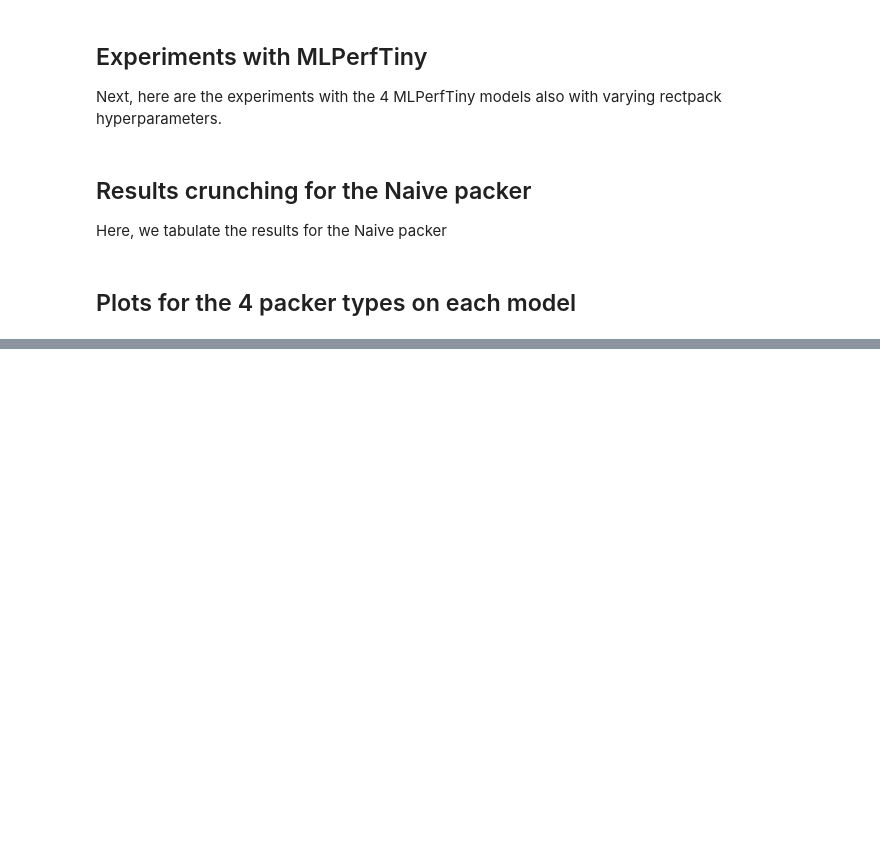
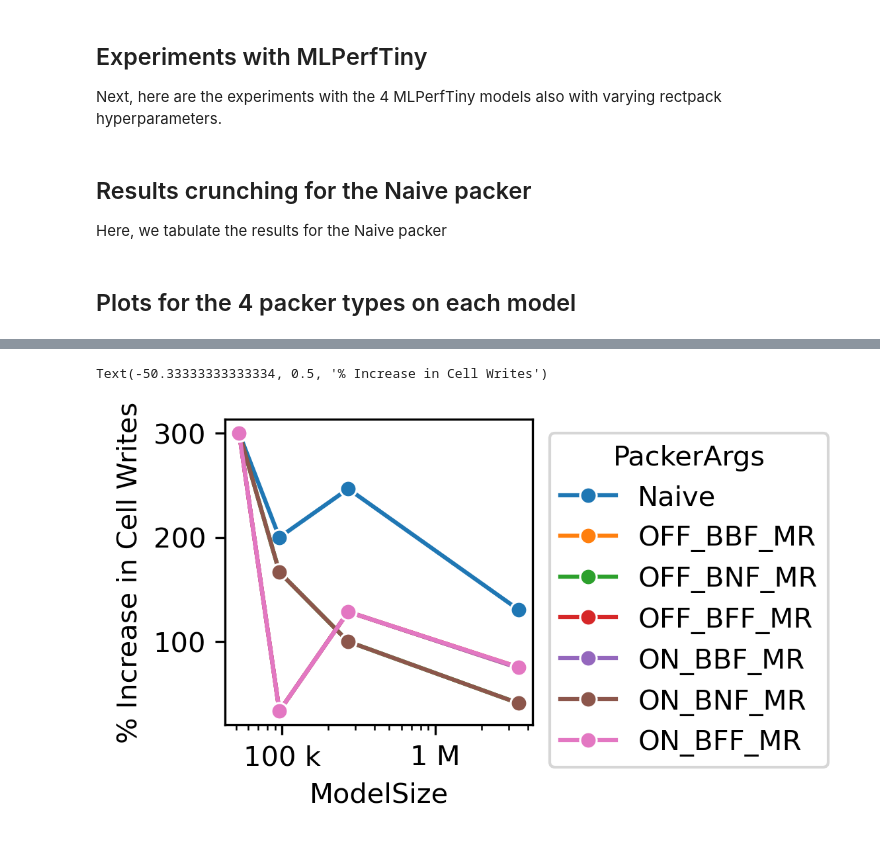
Before and after one commit to Lawrence-lugs/MARP, a Jupyter notebook: marp_results.ipynb, the cells around one changed output, grey strips where cells are left out. Drawn from its saved outputs; the diff is of its cells as text; code cells hidden in the pictures; blank space fills up the shorter version.

```diff
--- a/marp_results.ipynb
+++ b/marp_results.ipynb
@@ -613,0 +751,51 @@ KeyboardInterrupt:
+# %%
+model_size_dict = {
+    'DS-CNN': 52500,
+    'ResNet': 96000,
+    'FC-AE': 270000,
+    'MBV2': 3500000
+}
+
+df['ModelSize'] = df['ModelName'].map(model_size_dict)
+
+# Subtract the Cell Writes of (512,512) from (256,256) for each ModelName and PackerArgs
+df['Cell Writes Diff'] = df.groupby(['ModelName', 'PackerArgs'])['Cell Writes'].transform(
+    lambda x: ((x-x.iloc[0])/x.iloc[0])*100 if len(x) > 1 else 0
+)
+# Subtract the utilization of (512,512) from (256,256) for each ModelName and PackerArgs
+df['Utilization Diff'] = df.groupby(['ModelName', 'PackerArgs'])['utilization'].transform(
+    lambda x: x - x.iloc[0] if len(x) > 1 else 0
+)
+df['Utilization Diff'] = -df['Utilization Diff']
+
+# Create a new DataFrame for the plot
+plot_df = df[df['core_size'] == (512, 512)]
+
+g = sns.lineplot(
+    data=plot_df,
+    x='ModelSize',
+    y='Cell Writes Diff',
+    hue='PackerArgs',
+    marker='o'
+)
+g.set(xscale='log')
+g.figure.set_size_inches(2, 2)
+g.figure.set_dpi(300)
+
+# Set legend outside
+g.legend_.set_bbox_to_anchor((1.01, 1))
+g.legend_.set_loc('upper left')
+
+# Set engformatter
+from matplotlib.ticker import EngFormatter
+eng_format = EngFormatter()
+g.xaxis.set_major_formatter(eng_format)
+# g.yaxis.set_major_formatter(eng_format)
+
+plt.savefig('images/cell_writes_percentchange_model_size.svg')
+
+# Set y axis label
+g.set_ylabel('% Increase in Cell Writes')
+# %% [output]
+Text(-50.33333333333334, 0.5, '% Increase in Cell Writes')
+[figure, added]
```
Also changed, not shown: parts of 15 cells of this notebook, 26 other files.
